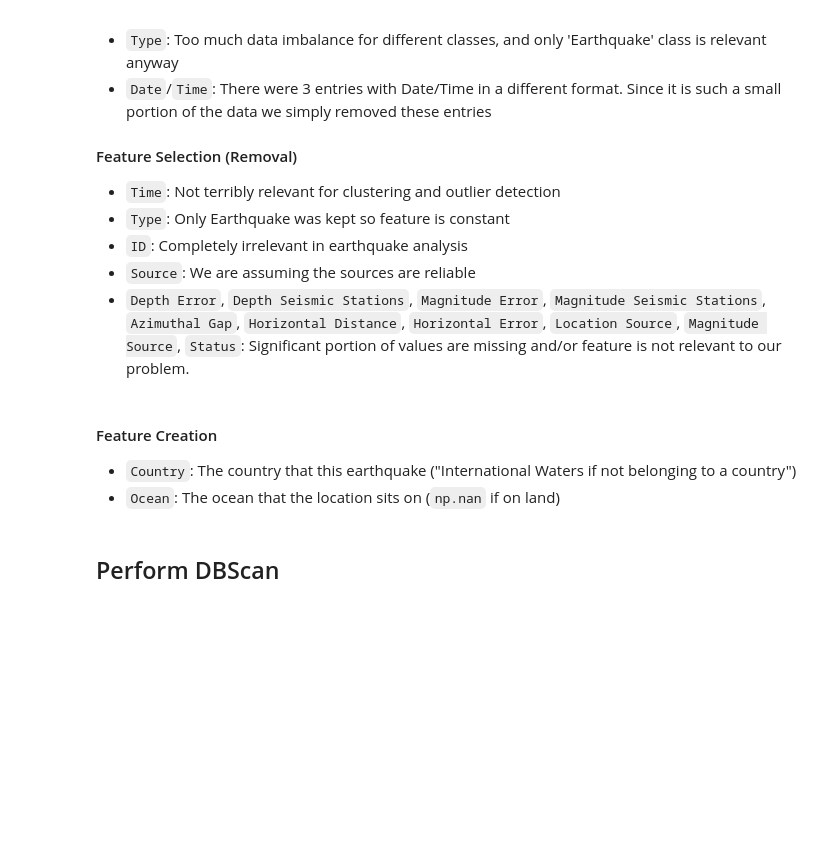
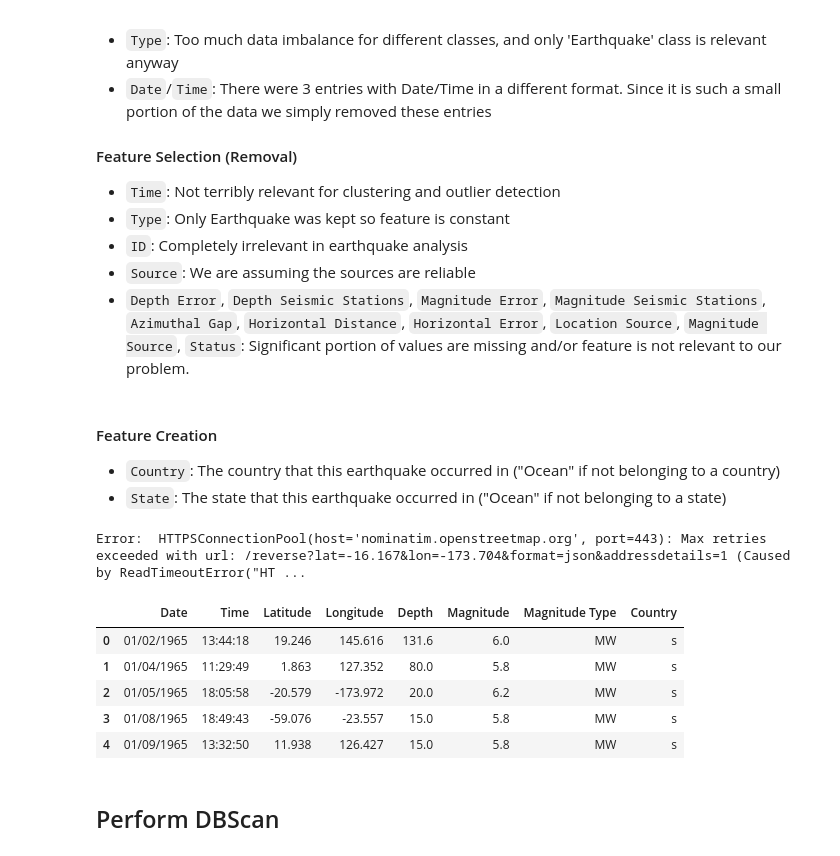
Before and after one commit to Tofudog/CS470-Final-Project, a Jupyter notebook: src/main.ipynb, the cells around one changed output. Saved outputs shown, nothing was run; the diff lists cells and outputs as text; code cells hidden in the pictures; blank space fills up the shorter version.

Commit message:
Add location finder

```diff
--- a/src/main.ipynb
+++ b/src/main.ipynb
@@ -159,8 +149,41 @@ DATA_FILE = f"{DATA_DIRECTORY}/earthquakes.csv"
 df.to_csv(DATA_FILE, index=False)
 # %% [markdown]
 #### Feature Creation
-- `Country`: The country that this earthquake ("International Waters if not belonging to a country")
-- `Ocean`: The ocean that the location sits on (`np.nan` if on land)
+- `Country`: The country that this earthquake occurred in ("Ocean" if not belonging to a country)
+- `State`: The state that this earthquake occurred in ("Ocean" if not belonging to a state)
+# %%
+num_samples = df.shape[0]
+latitudes = list(df["Latitude"])
+longitudes = list(df["Longitude"])
+countries = []
+states = []
+# %%
+for i in tqdm(range(num_samples)):
+    lat = latitudes[i]
+    long = longitudes[i]
+    locationDict = LocationFinder.getLocation(lat, long)
+    if "country" not in locationDict:
+        countries.append("Ocean")
+        states.append("Ocean")
+    else:
+        cur_country = locationDict["country"]
+        cur_state = locationDict["state"]
+        countries.append(cur_country)
+        states.append(cur_state)
+# %% [output]
+Error:  HTTPSConnectionPool(host='nominatim.openstreetmap.org', port=443): Max retries exceeded with url: /reverse?lat=-16.167&lon=-173.704&format=json&addressdetails=1 (Caused by ReadTimeoutError("HT ...
+# %%
+df["Country"] = countries
+df["State"] = states
+# %%
+df.head()
+# %% [output]
+|  | Date | Time | Latitude | Longitude | Depth | Magnitude | Magnitude Type | Country |
+| 0 | 01/02/1965 | 13:44:18 | 19.246 | 145.616 | 131.6 | 6.0 | MW | s |
+| 1 | 01/04/1965 | 11:29:49 | 1.863 | 127.352 | 80.0 | 5.8 | MW | s |
+| 2 | 01/05/1965 | 18:05:58 | -20.579 | -173.972 | 20.0 | 6.2 | MW | s |
+| 3 | 01/08/1965 | 18:49:43 | -59.076 | -23.557 | 15.0 | 5.8 | MW | s |
+| 4 | 01/09/1965 | 13:32:50 | 11.938 | 126.427 | 15.0 | 5.8 | MW | s |
 # %% [markdown]
 ## Perform DBScan
 # %%
```
Also changed, not shown: parts of 9 cells of this notebook, 1 other file.
